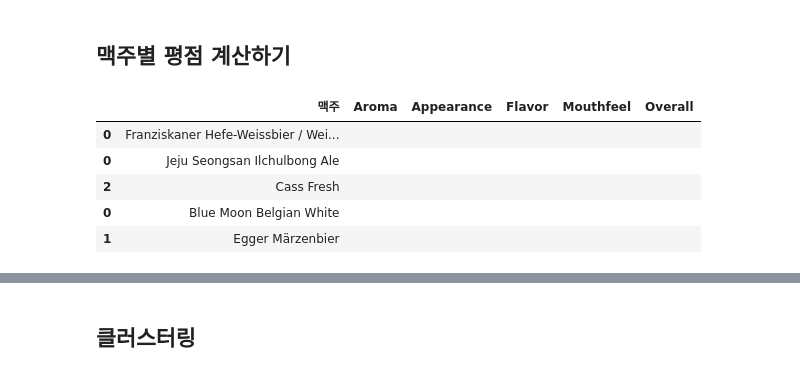
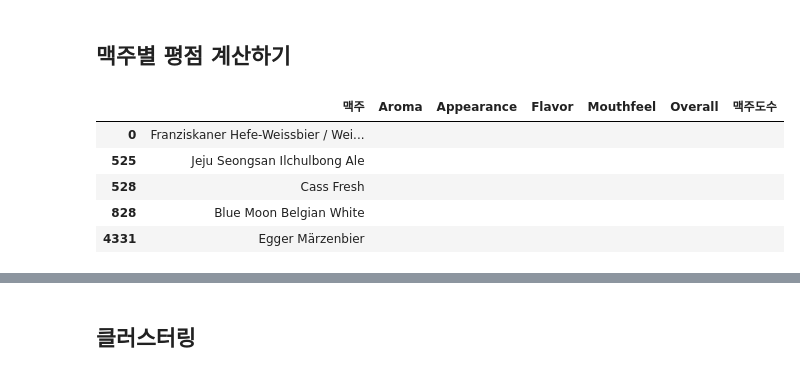
Before and after one commit to 2hongbi/DWU, a Jupyter notebook: big-data/big-data-capstone/project/beer_clustering.ipynb, the cells around one changed output, grey strips where cells are left out. Cells and saved outputs as stored; diff of their text form; code cells hidden in the pictures.

```diff
--- a/big-data/big-data-capstone/project/beer_clustering.ipynb
+++ b/big-data/big-data-capstone/project/beer_clustering.ipynb
@@ -17,6 +17,6 @@ import warnings
 warnings.filterwarnings('ignore')
 pd.set_option('display.max_rows', 100)
 # %%
-data = pd.read_csv('./맥주전처리후데이터.csv', encoding='utf-8', index_col=0)
+data = pd.read_csv('./맥주전처리후데이터_도수.csv', encoding='utf-8', index_col=0)
 data.head(3)
 # %% [output]
@@ -32,19 +32,19 @@ tmp = tmp[['맥주']]
 # %%
 # 맥주 이름 중복행 제거: df.drop_duplicates()
 tmp.drop_duplicates(keep='first', inplace=True)
-cols = ['Aroma', 'Appearance', 'Flavor', 'Mouthfeel', 'Overall']
+cols = ['Aroma', 'Appearance', 'Flavor', 'Mouthfeel', 'Overall', '맥주도수']
 
 for col in cols:
     tmp[col] = ''
 
 tmp.head(5)
 # %% [output]
-|  | 맥주 | Aroma | Appearance | Flavor | Mouthfeel | Overall |
-| 0 | Franziskaner Hefe-Weissbier / Wei... |  |  |  |  |  |
-| 0 | Jeju Seongsan Ilchulbong Ale |  |  |  |  |  |
-| 2 | Cass Fresh |  |  |  |  |  |
-| 0 | Blue Moon Belgian White |  |  |  |  |  |
-| 1 | Egger Märzenbier |  |  |  |  |  |
+|  | 맥주 | Aroma | Appearance | Flavor | Mouthfeel | Overall | 맥주도수 |
+| 0 | Franziskaner Hefe-Weissbier / Wei... |  |  |  |  |  |  |
+| 525 | Jeju Seongsan Ilchulbong Ale |  |  |  |  |  |  |
+| 528 | Cass Fresh |  |  |  |  |  |  |
+| 828 | Blue Moon Belgian White |  |  |  |  |  |  |
+| 4331 | Egger Märzenbier |  |  |  |  |  |  |
 # %%
 # 요소별 평균 평점 계산하기
 for i in range(len(tmp)):
```
Also changed, not shown: parts of 11 cells of this notebook, 10 other files.
